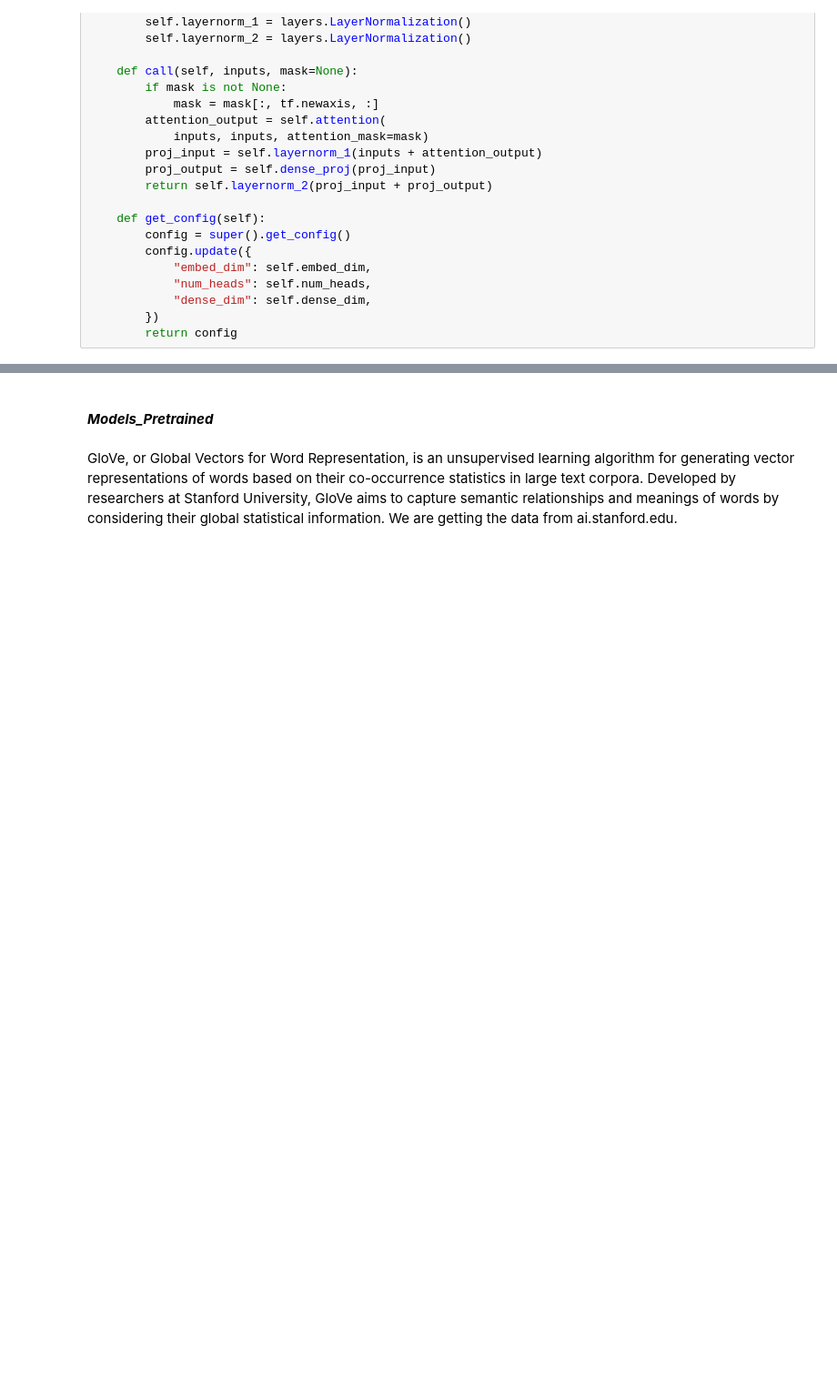
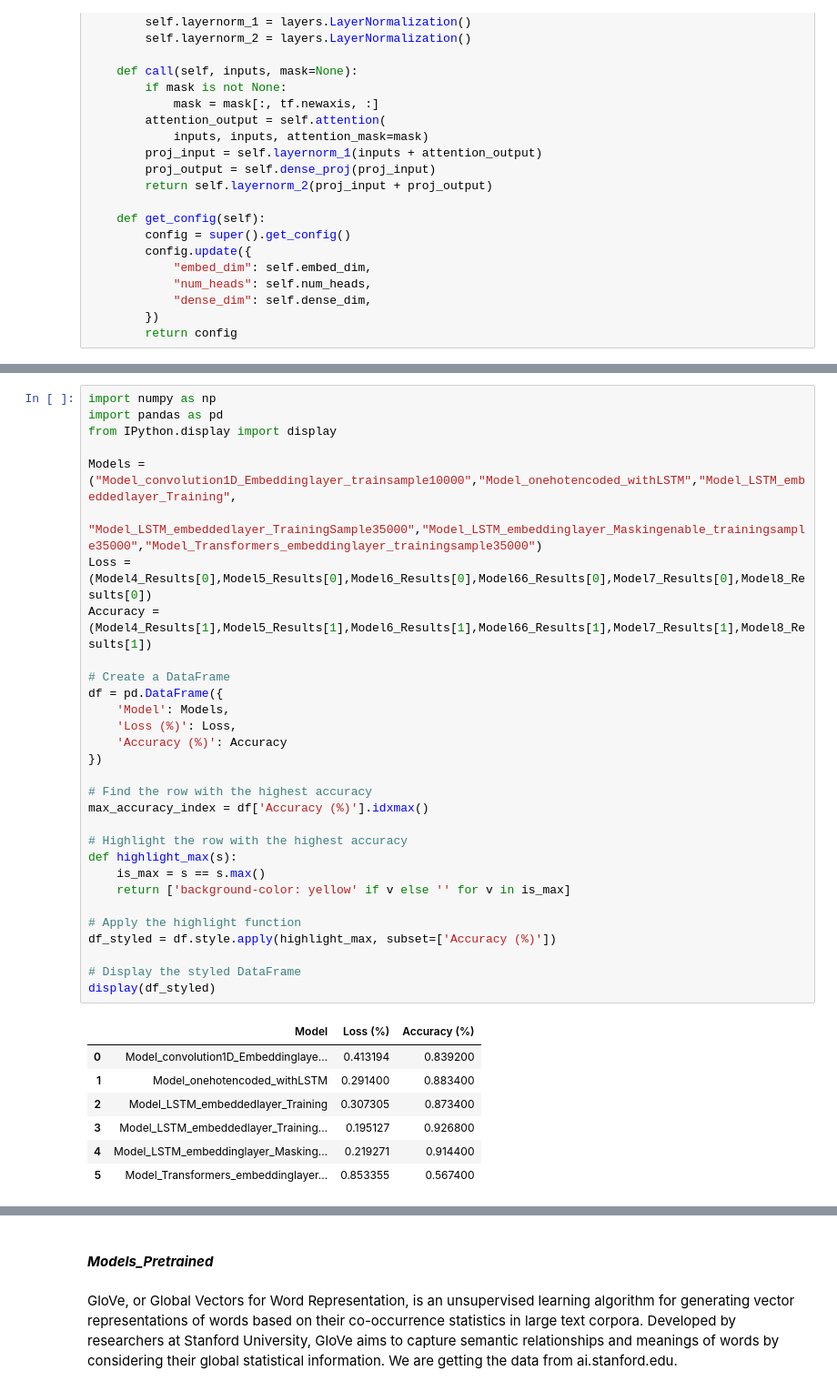
Before and after one commit to 64060kbarot/AML_64061, a Jupyter notebook: Assignment4_Text&Sequence_using_IMDBdataset.ipynb, the cells around one changed output, grey strips where cells are left out. Shown at 91% size. Drawn from its saved outputs; the diff is of its cells as text; blank space fills up the shorter version.

```diff
--- a/Assignment4_Text&Sequence_using_IMDBdataset.ipynb
+++ b/Assignment4_Text&Sequence_using_IMDBdataset.ipynb
@@ -1178,0 +1214,38 @@ Accuracy: 0.893
+# %%
+import numpy as np
+import pandas as pd
+from IPython.display import display
+
+Models = ("Model_convolution1D_Embeddinglayer_trainsample10000","Model_onehotencoded_withLSTM","Model_LSTM_embeddedlayer_Training",
+          "Model_LSTM_embeddedlayer_TrainingSample35000","Model_LSTM_embeddinglayer_Maskingenable_trainingsample35000","Model_Transformers_embeddinglayer_trainingsample35000")
+Loss = (Model4_Results[0],Model5_Results[0],Model6_Results[0],Model66_Results[0],Model7_Results[0],Model8_Results[0])
+Accuracy = (Model4_Results[1],Model5_Results[1],Model6_Results[1],Model66_Results[1],Model7_Results[1],Model8_Results[1])
+
+# Create a DataFrame
+df = pd.DataFrame({
+    'Model': Models,
+    'Loss (%)': Loss,
+    'Accuracy (%)': Accuracy
+})
+
+# Find the row with the highest accuracy
+max_accuracy_index = df['Accuracy (%)'].idxmax()
+
+# Highlight the row with the highest accuracy
+def highlight_max(s):
+    is_max = s == s.max()
+    return ['background-color: yellow' if v else '' for v in is_max]
+
+# Apply the highlight function
+df_styled = df.style.apply(highlight_max, subset=['Accuracy (%)'])
+
+# Display the styled DataFrame
+display(df_styled)
+# %% [output]
+|  | Model | Loss (%) | Accuracy (%) |
+| 0 | Model_convolution1D_Embeddinglaye... | 0.413194 | 0.839200 |
+| 1 | Model_onehotencoded_withLSTM | 0.291400 | 0.883400 |
+| 2 | Model_LSTM_embeddedlayer_Training | 0.307305 | 0.873400 |
+| 3 | Model_LSTM_embeddedlayer_Training... | 0.195127 | 0.926800 |
+| 4 | Model_LSTM_embeddinglayer_Masking... | 0.219271 | 0.914400 |
+| 5 | Model_Transformers_embeddinglayer... | 0.853355 | 0.567400 |
```
Also changed, not shown: parts of 15 cells of this notebook.
